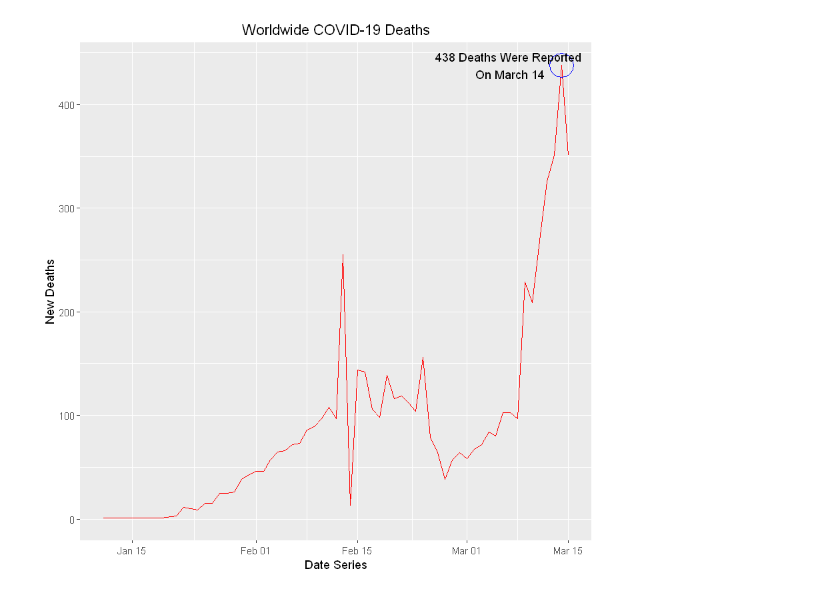
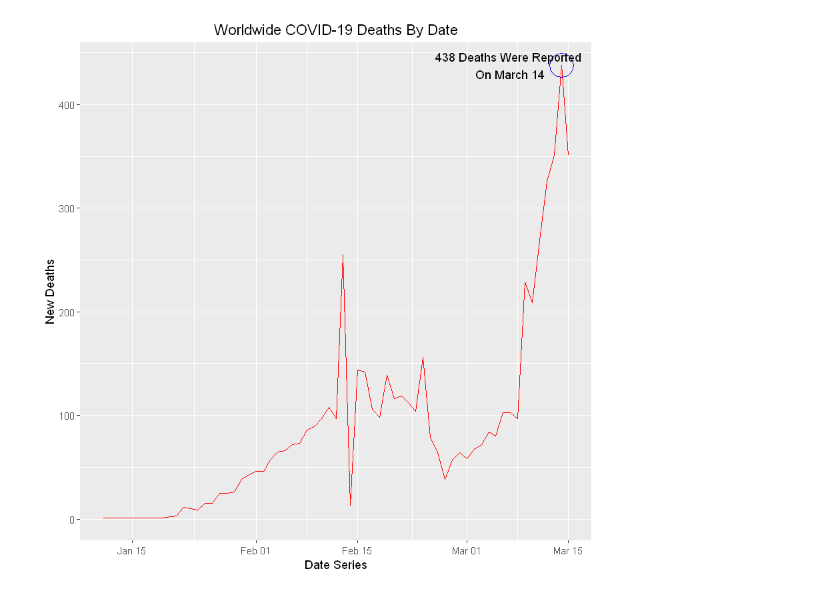
Before and after one commit to AjithKumarVS/COVID-19-Analysis-using-R, a Jupyter notebook: COVID-19 Analysis.ipynb, the cells around one changed output. Drawn from its saved outputs; the diff is of its cells as text; code cells hidden in the pictures.

```diff
--- a/COVID-19 Analysis.ipynb
+++ b/COVID-19 Analysis.ipynb
@@ -14,12 +16,12 @@ covid_report_plot+ggtitle("Worldwide COVID-19 Cases")+labs(y="Newly Reported Cas
 # %%
 covid_deaths<-covid[covid$NewDeaths!=0,]
 covid_deaths$DateRep<-as.Date(covid_deaths$DateRep)
 total_deaths_by_date<-data.frame(aggregate(covid_deaths$NewDeaths,by=list(covid_deaths$DateRep),sum))
 
 covid_death_plot<-ggplot(total_deaths_by_date,aes(total_deaths_by_date$Group.1,total_deaths_by_date$x))+geom_line(color="red")
-covid_death_plot+ggtitle("Worldwide COVID-19 Deaths")+labs(y="New Deaths", x = "Date Series")+annotate(geom="point", x=as.Date("2020-03-14"), y=438, size=10, shape=21, fill="transparent", color="blue")+annotate(geom="text", x=as.Date("2020-03-07"), y=438, label="438 Deaths Were Reported \nOn March 14")+theme(plot.title = element_text(hjust = 0.5))
+covid_death_plot+ggtitle("Worldwide COVID-19 Deaths By Date")+labs(y="New Deaths", x = "Date Series")+annotate(geom="point", x=as.Date("2020-03-14"), y=438, size=10, shape=21, fill="transparent", color="blue")+annotate(geom="text", x=as.Date("2020-03-07"), y=438, label="438 Deaths Were Reported \nOn March 14")+theme(plot.title = element_text(hjust = 0.5))
 # %% [output]
-[figure, old version]
+[figure, new version]
 # %%
 for (i in 1:nrow(covid_deaths))
 {
```
Also changed, not shown: parts of 3 cells of this notebook.
